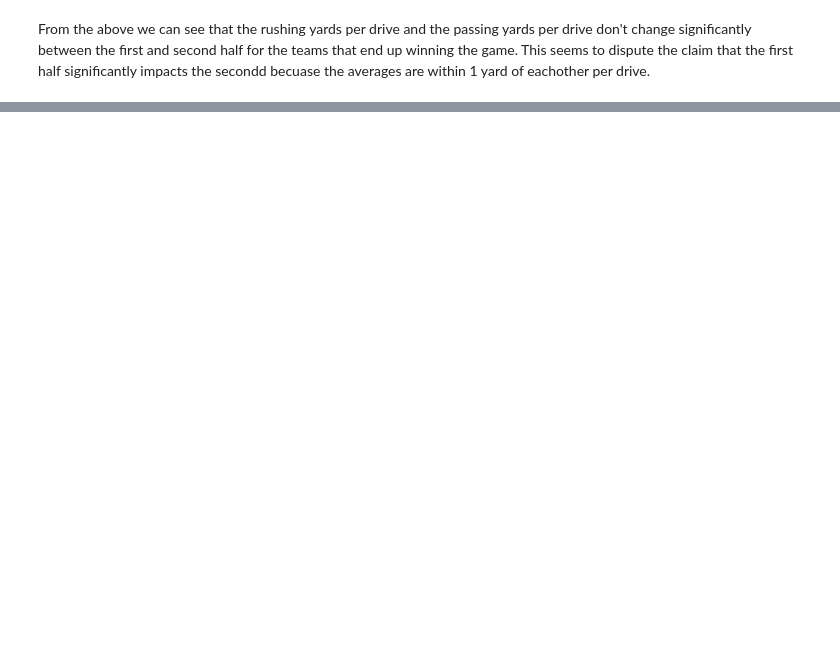
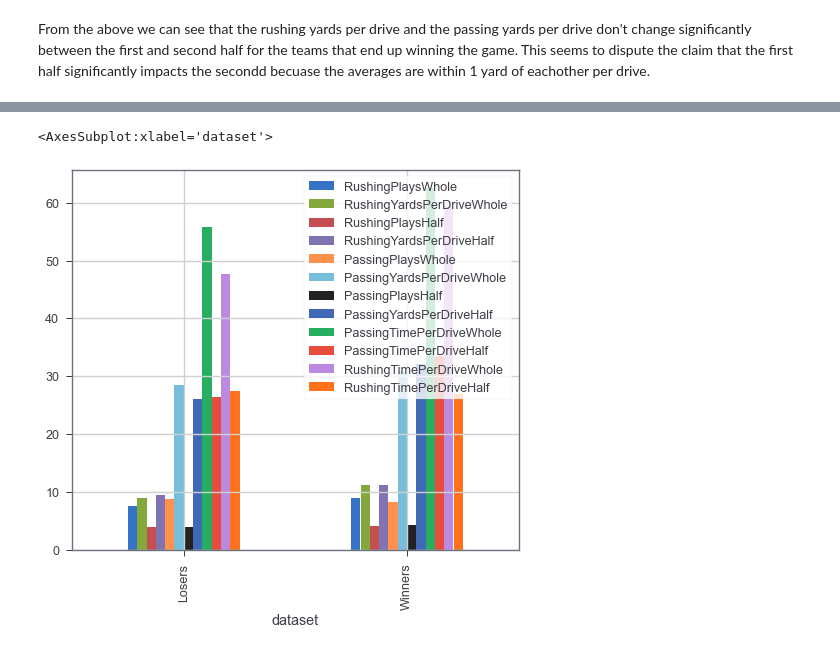
Before and after one commit to Mitchel-Smith/ITCS6162, a Jupyter notebook: NFL2016Analysis.ipynb, the cells around one changed output, grey strips where cells are left out. Saved outputs shown, nothing was run; the diff lists cells and outputs as text; code cells hidden in the pictures; blank space fills up the shorter version.

```diff
--- a/NFL2016Analysis.ipynb
+++ b/NFL2016Analysis.ipynb
@@ -138,7 +138,7 @@ Ok great, but what does that actually mean. Well, the easiest way to find out is
 From this we can see that PIT/TEN was tied at the end of regulation (although the steelers did end up winning). For ATL/MIA ATL won by 12. For BAL/KC Baltimore won by 14. We can see some clear weirdness here. The Score difference doesn't appear to be sorted by who is the home/away team.
 # %%
 EachGame = NFL2016.groupby("GameID")
-WonGame = EachGame[["HomeTeam", "AwayTeam", "posteam", "ScoreDiff", "Season"]]
+WonGame = EachGame[["HomeTeam", "AwayTeam", "posteam", "PlayTimeDiff", "ScoreDiff", "Season"]]
 df = WonGame
 df = df.last().reset_index()
 WonGame = df
@@ -277,7 +277,7 @@ NFLGeneral.head()
 | 3 | PIT | TEN | 2009091000 | 1 | 1 | 3.0 | 56.0 | 0.0 | 0 | ... |
 | 4 | PIT | TEN | 2009091000 | 1 | 1 | 4.0 | 56.0 | 1.0 | 0 | ... |
 # %%
-NFLPassing = NFL2016[["GameID","Drive", "HomeTeam", "AwayTeam", "posteam", "TimeSecs", "PassOutcome", "AirYards", "YardsAfterCatch", "Yards.Gained", "PassLocation",
+NFLPassing = NFL2016[["GameID","Drive", "HomeTeam", "AwayTeam", "posteam", "PlayTimeDiff", "PassOutcome", "AirYards", "YardsAfterCatch", "Yards.Gained", "PassLocation",
                       "InterceptionThrown", "QBHit", "Season"]]
 NFLPassing = NFLPassing.dropna()
 NFLPassing = NFLPassing[NFLPassing.PassOutcome != "Incomplete Pass"]
@@ -371,7 +371,7 @@ for game in NFLPassing.GameID.unique()[:10]:
 [figure]
 [figure]
 # %%
-NFLRushing = NFL2016[["GameID","Drive", "HomeTeam", "AwayTeam", "posteam", "TimeSecs", "Rusher","Yards.Gained", "RunLocation", "RunGap", "Season"]]
+NFLRushing = NFL2016[["GameID","Drive", "HomeTeam", "AwayTeam", "posteam", "PlayTimeDiff", "Rusher","Yards.Gained", "RunLocation", "RunGap", "Season"]]
 NFLRushing = NFLRushing.dropna()
 df = NFLRushing
 EachGameRushing = NFLRushing.groupby(["GameID", "posteam"])
@@ -664,6 +687,10 @@ RushingYardsPerDriveWhole = []
 RushingYardsPerDriveHalf = []
 PassingYardsPerDriveWhole = []
 PassingYardsPerDriveHalf = []
+PassingTimePerDriveWhole = []
+PassingTimePerDriveHalf = []
+RushingTimePerDriveWhole = []
+RushingTimePerDriveHalf = []
 
 RushingPlaysWhole = []
 RushingPlaysHalf = []
@@ -674,10 +701,17 @@ for game in NFLLosers.GameID:
     losingTeam = NFLLosers.loc[NFLLosers["GameID"] == game]["LosingTeam"].values[0]
     lastDriveFirstHalf = NFLLosers.loc[NFLLosers["GameID"] == game]["lastDriveFirstHalf"].values[0]
     losingTeam = losingTeam + "Team"
+    #Rushing Stats
     RushingGroup = NFLRushing[(NFLRushing["GameID"] ==  game) & (NFLRushing["posteam"] == NFLRushing[losingTeam])].groupby(["GameID","Drive"])["Yards.Gained"].sum()
     RushingGroupHalf = NFLRushing[(NFLRushing["GameID"] ==  game) & (NFLRushing["posteam"] == NFLRushing[losingTeam]) & (NFLRushing["Drive"] < lastDriveFirstHalf)].groupby(["GameID","Drive"])["Yards.Gained"].sum()
+    RushingTimeGroup = NFLRushing[(NFLRushing["GameID"] ==  game) & (NFLRushing["posteam"] == NFLRushing[losingTeam])].groupby(["GameID","Drive"])["PlayTimeDiff"].sum()
+    RushingTimeGroupHalf = NFLRushing[(NFLRushing["GameID"] ==  game) & (NFLRushing["posteam"] == NFLRushing[losingTeam]) & (NFLRushing["Drive"] < lastDriveFirstHalf)].groupby(["GameID","Drive"])["PlayTimeDiff"].sum()
+
+    #Passing Stats
     PassingGroup = NFLPassing[(NFLPassing["GameID"] ==  game) & (NFLPassing["posteam"] == NFLPassing[losingTeam])].groupby(["GameID","Drive"])["Yards.Gained"].sum()
     PassingGroupHalf = NFLPassing[(NFLPassing["GameID"] ==  game) & (NFLPassing["posteam"] == NFLPassing[losingTeam]) & (NFLPassing["Drive"] < lastDriveFirstHalf)].groupby(["GameID","Drive"])["Yards.Gained"].sum()
+    PassingTimeGroup = NFLPassing[(NFLPassing["GameID"] ==  game) & (NFLPassing["posteam"] == NFLPassing[losingTeam])].groupby(["GameID","Drive"])["PlayTimeDiff"].sum()
+    PassingTimeGroupHalf = NFLPassing[(NFLPassing["GameID"] ==  game) & (NFLPassing["posteam"] == NFLPassing[losingTeam]) & (NFLPassing["Drive"] < lastDriveFirstHalf)].groupby(["GameID","Drive"])["PlayTimeDiff"].sum()
 
 
     RushingPlaysWhole.append(len(RushingGroup))
@@ -686,20 +720,28 @@ for game in NFLLosers.GameID:
     PassingPlaysHalf.append(len(PassingGroupHalf))
     if len(RushingGroup) == 0:
         RushingYardsPerDriveWhole.append(0)
+        RushingTimePerDriveWhole.append(0)
     else:
         RushingYardsPerDriveWhole.append(RushingGroup.values.sum() / len(RushingGroup))
+        RushingTimePerDriveWhole.append(RushingTimeGroup.values.sum() / len(RushingGroup))
     if len(RushingGroupHalf) == 0:
         RushingYardsPerDriveHalf.append(0)
+        RushingTimePerDriveHalf.append(0)
     else:
         RushingYardsPerDriveHalf.append(RushingGroupHalf.values.sum() / len(RushingGroupHalf))
+        RushingTimePerDriveHalf.append(RushingTimeGroupHalf.values.sum() / len(RushingGroup))
     if len(PassingGroup) == 0:
         PassingYardsPerDriveWhole.append(0)
+        PassingTimePerDriveWhole.append(0)
     else:
         PassingYardsPerDriveWhole.append(PassingGroup.values.sum() / len(PassingGroup))
+        PassingTimePerDriveWhole.append(PassingTimeGroup.values.sum() / len(PassingGroup))
     if len(PassingGroupHalf) == 0:
         PassingYardsPerDriveHalf.append(0)
+        PassingTimePerDriveHalf.append(0)
     else:
         PassingYardsPerDriveHalf.append(PassingGroupHalf.values.sum() / len(PassingGroupHalf))
+        PassingTimePerDriveHalf.append(PassingTimeGroupHalf.values.sum() / len(PassingGroup))
 
 NFLLosers["RushingPlaysWhole"] = RushingPlaysWhole
 NFLLosers["RushingYardsPerDriveWhole"] = RushingYardsPerDriveWhole
@@ -709,6 +751,10 @@ NFLLosers["PassingPlaysWhole"] = PassingPlaysWhole
 NFLLosers["PassingYardsPerDriveWhole"] = PassingYardsPerDriveWhole
 NFLLosers["PassingPlaysHalf"] = PassingPlaysHalf
 NFLLosers["PassingYardsPerDriveHalf"] = PassingYardsPerDriveHalf
+NFLLosers["PassingTimePerDriveWhole"] = PassingTimePerDriveWhole
+NFLLosers["PassingTimePerDriveHalf"] = PassingTimePerDriveHalf
+NFLLosers["RushingTimePerDriveWhole"] = RushingTimePerDriveWhole
+NFLLosers["RushingTimePerDriveHalf"] = RushingTimePerDriveHalf
 # %%
 NFLWinners.mean()
 # %% [output]
@@ -741 +795,10 @@ PassingPlaysHalf             4.021376e+00
 dtype: float64
+# %%
+Combined = pd.concat([NFLWinners.assign(dataset='Winners'), NFLLosers.assign(dataset='Losers')])
+Combined = Combined.drop(["LosingTeam", "WinningTeam"], axis=1)
+CombinedAverages = Combined.groupby("dataset").mean()
+CombinedAverages = CombinedAverages.drop(["GameID", "lastDriveFirstHalf"], axis=1)
+CombinedAverages.plot.bar()
+# %% [output]
+<AxesSubplot:xlabel='dataset'>
+[figure, added]
```
Also changed, not shown: parts of 6 cells of this notebook.
